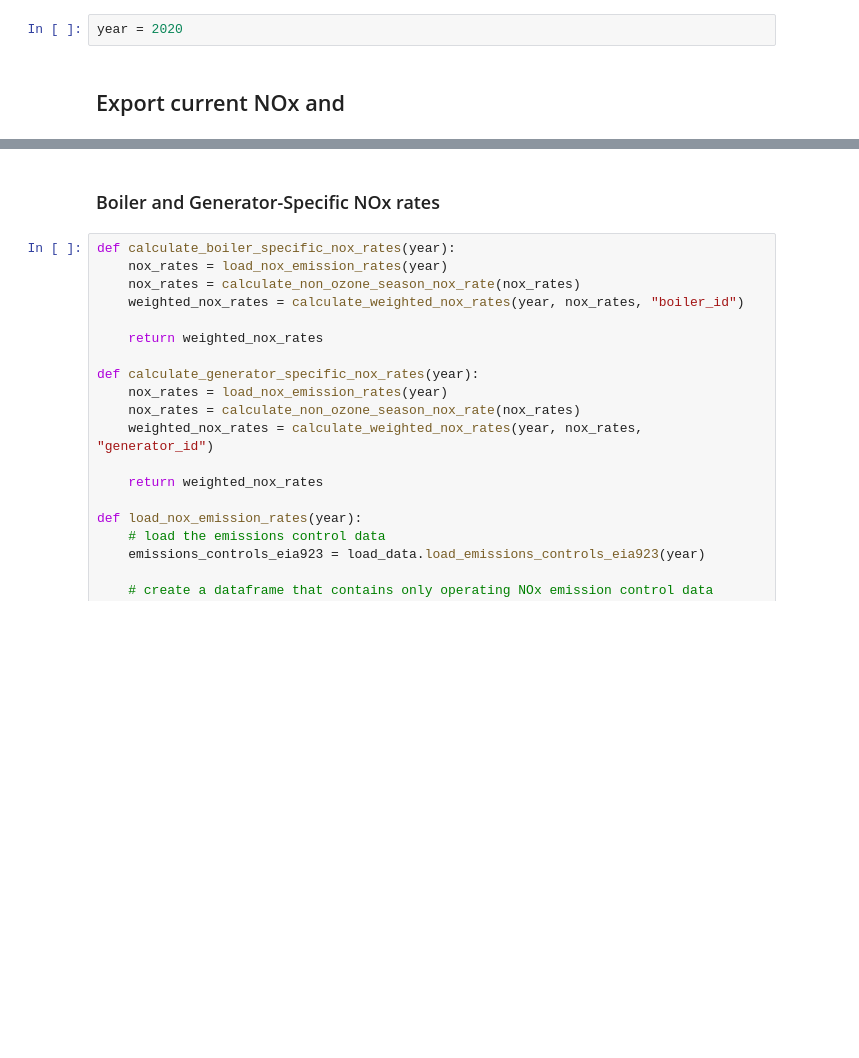
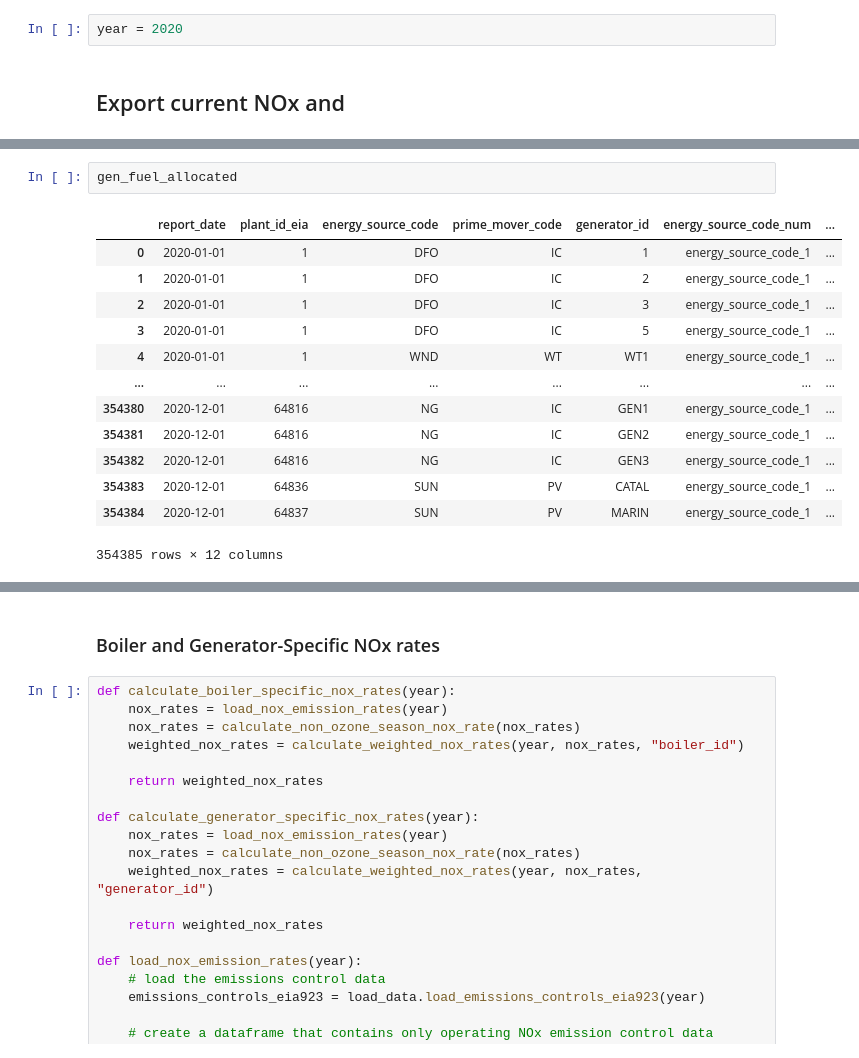
Before and after one commit to singularity-energy/open-grid-emissions, a Jupyter notebook: notebooks/fix_nox_so2_calculations.ipynb, the cells around one changed output, grey strips where cells are left out. Saved outputs shown, nothing was run; the diff lists cells and outputs as text; blank space fills up the shorter version.

```diff
--- a/notebooks/fix_nox_so2_calculations.ipynb
+++ b/notebooks/fix_nox_so2_calculations.ipynb
@@ -75,0 +94,16 @@ firing_type_description = {"CB":"CELLBURNER",
+# %%
+gen_fuel_allocated
+# %% [output]
+|  | report_date | plant_id_eia | energy_source_code | prime_mover_code | generator_id | energy_source_code_num | ... |
+| 0 | 2020-01-01 | 1 | DFO | IC | 1 | energy_source_code_1 | ... |
+| 1 | 2020-01-01 | 1 | DFO | IC | 2 | energy_source_code_1 | ... |
+| 2 | 2020-01-01 | 1 | DFO | IC | 3 | energy_source_code_1 | ... |
+| 3 | 2020-01-01 | 1 | DFO | IC | 5 | energy_source_code_1 | ... |
+| 4 | 2020-01-01 | 1 | WND | WT | WT1 | energy_source_code_1 | ... |
+| ... | ... | ... | ... | ... | ... | ... | ... |
+| 354380 | 2020-12-01 | 64816 | NG | IC | GEN1 | energy_source_code_1 | ... |
+| 354381 | 2020-12-01 | 64816 | NG | IC | GEN2 | energy_source_code_1 | ... |
+| 354382 | 2020-12-01 | 64816 | NG | IC | GEN3 | energy_source_code_1 | ... |
+| 354383 | 2020-12-01 | 64836 | SUN | PV | CATAL | energy_source_code_1 | ... |
+| 354384 | 2020-12-01 | 64837 | SUN | PV | MARIN | energy_source_code_1 | ... |
+354385 rows × 12 columns
```
Also changed, not shown: parts of 16 cells of this notebook, 4 other files.
